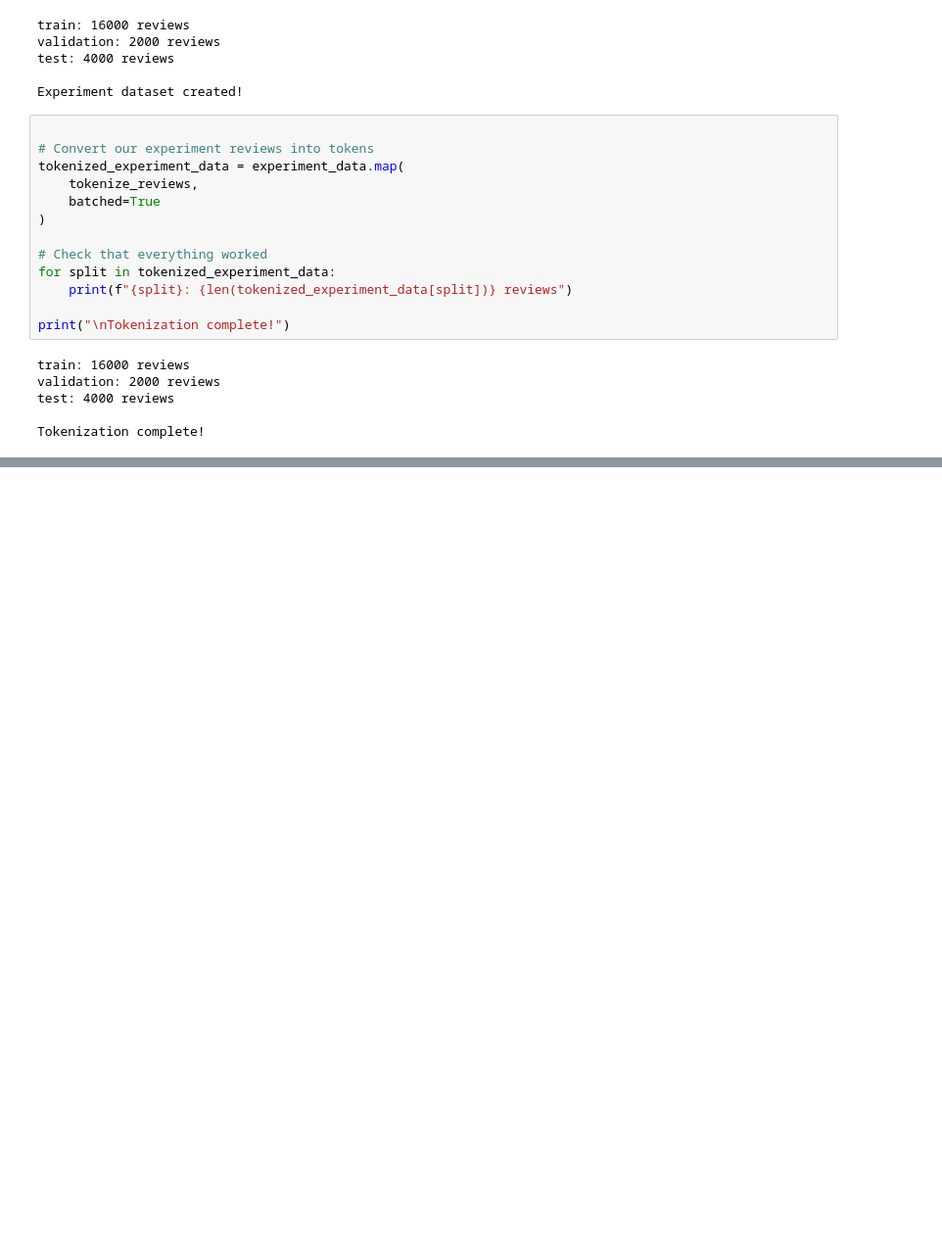
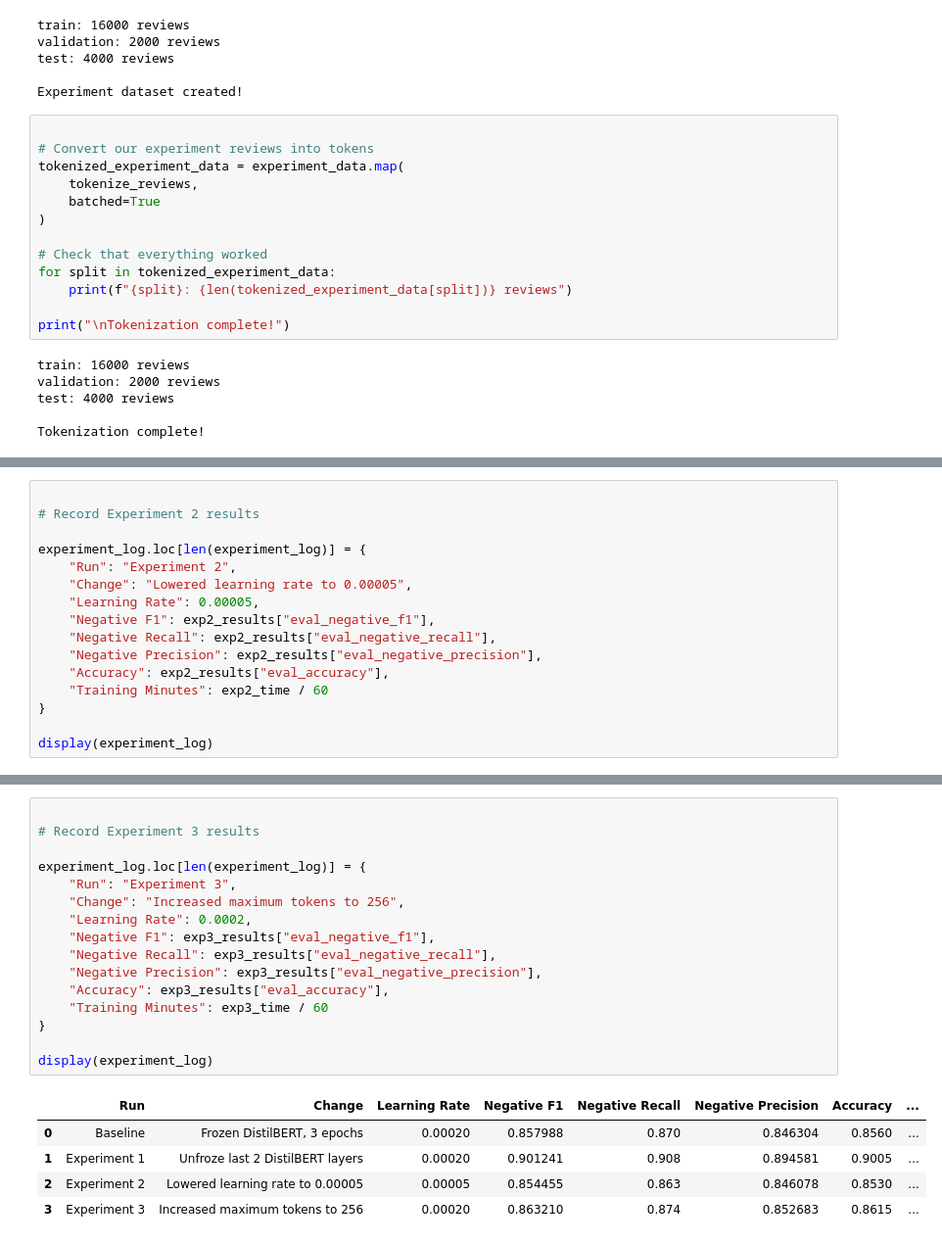
Before and after one commit to walk0504/DeepLearningIndustryAIChallenge, a Jupyter notebook: Amazon_Review_Sentiment_Analysis.ipynb, the cells around one changed output, grey strips where cells are left out. Shown at 98% size. Saved outputs shown, nothing was run; the diff lists cells and outputs as text; blank space fills up the shorter version.

```diff
--- a/Amazon_Review_Sentiment_Analysis.ipynb
+++ b/Amazon_Review_Sentiment_Analysis.ipynb
@@ -416,0 +792,16 @@ Tokenization complete!
+# %%
+
+# Record Experiment 2 results
+
+experiment_log.loc[len(experiment_log)] = {
+    "Run": "Experiment 2",
+    "Change": "Lowered learning rate to 0.00005",
+    "Learning Rate": 0.00005,
+    "Negative F1": exp2_results["eval_negative_f1"],
+    "Negative Recall": exp2_results["eval_negative_recall"],
+    "Negative Precision": exp2_results["eval_negative_precision"],
+    "Accuracy": exp2_results["eval_accuracy"],
+    "Training Minutes": exp2_time / 60
+}
+
+display(experiment_log)
@@ -416,0 +915,22 @@ Tokenization complete!
+# %%
+
+# Record Experiment 3 results
+
+experiment_log.loc[len(experiment_log)] = {
+    "Run": "Experiment 3",
+    "Change": "Increased maximum tokens to 256",
+    "Learning Rate": 0.0002,
+    "Negative F1": exp3_results["eval_negative_f1"],
+    "Negative Recall": exp3_results["eval_negative_recall"],
+    "Negative Precision": exp3_results["eval_negative_precision"],
+    "Accuracy": exp3_results["eval_accuracy"],
+    "Training Minutes": exp3_time / 60
+}
+
+display(experiment_log)
+# %% [output]
+|  | Run | Change | Learning Rate | Negative F1 | Negative Recall | Negative Precision | Accuracy | ... |
+| 0 | Baseline | Frozen DistilBERT, 3 epochs | 0.00020 | 0.857988 | 0.870 | 0.846304 | 0.8560 | ... |
+| 1 | Experiment 1 | Unfroze last 2 DistilBERT layers | 0.00020 | 0.901241 | 0.908 | 0.894581 | 0.9005 | ... |
+| 2 | Experiment 2 | Lowered learning rate to 0.00005 | 0.00005 | 0.854455 | 0.863 | 0.846078 | 0.8530 | ... |
+| 3 | Experiment 3 | Increased maximum tokens to 256 | 0.00020 | 0.863210 | 0.874 | 0.852683 | 0.8615 | ... |
```
Also changed, not shown: parts of 22 cells of this notebook.
